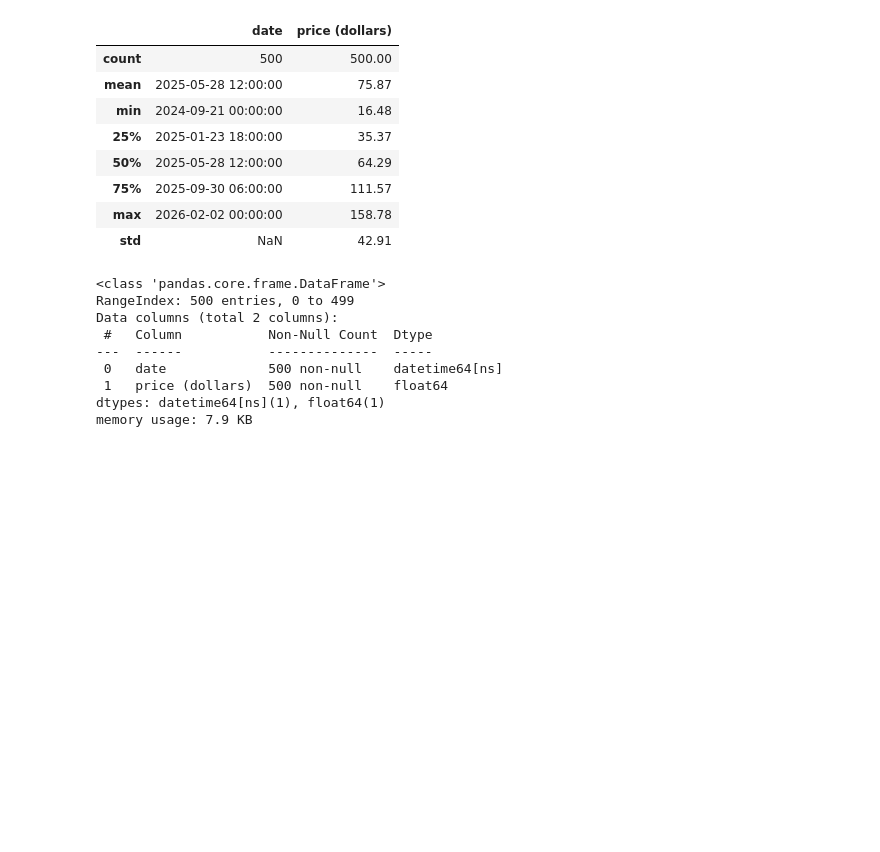
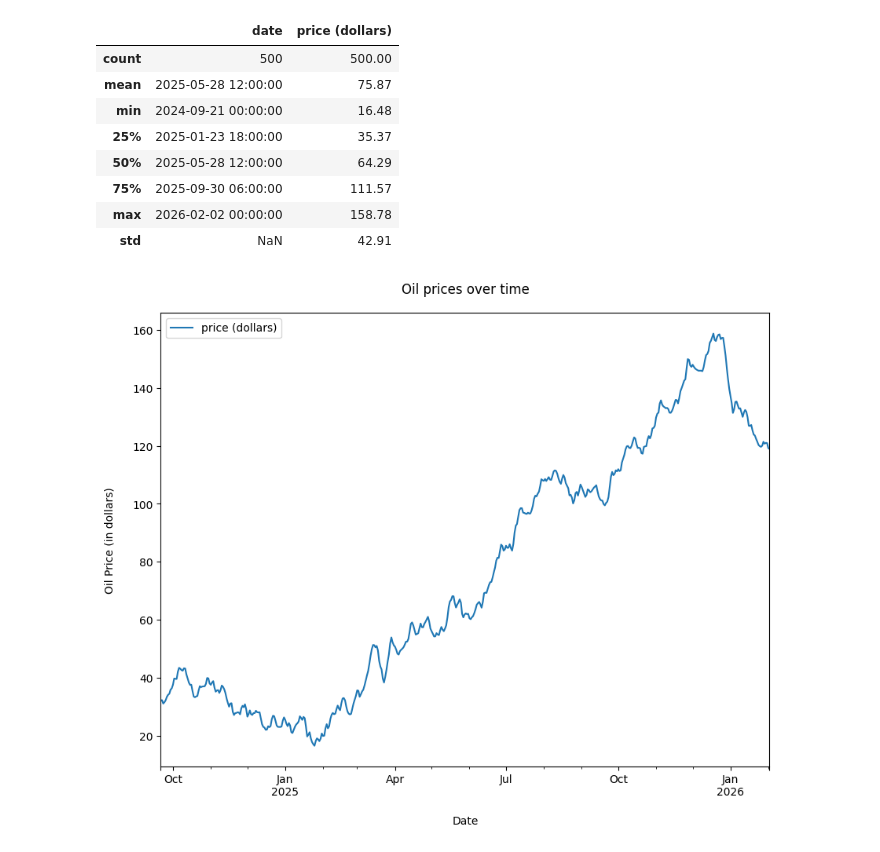
Before and after one commit to faadeola/oil_prices_ts_analysis, a Jupyter notebook: oil_prices_ts_analysis.ipynb, the cells around one changed output. Saved outputs shown, nothing was run; the diff lists cells and outputs as text; code cells hidden in the pictures; blank space fills up the shorter version.

```diff
--- a/oil_prices_ts_analysis.ipynb
+++ b/oil_prices_ts_analysis.ipynb
@@ -48,18 +63,16 @@ oil.describe().round(2)
 | 75% | 2025-09-30 06:00:00 | 111.57 |
 | max | 2026-02-02 00:00:00 | 158.78 |
 | std | NaN | 42.91 |
-# %%
-oil.info()
-# %% [output]
-<class 'pandas.core.frame.DataFrame'>
-RangeIndex: 500 entries, 0 to 499
-Data columns (total 2 columns):
- #   Column           Non-Null Count  Dtype
----  ------           --------------  -----
- 0   date             500 non-null    datetime64[ns]
- 1   price (dollars)  500 non-null    float64
-dtypes: datetime64[ns](1), float64(1)
-memory usage: 7.9 KB
 # %%
 # set date as the index column
 oil = oil.set_index('date')
+# %%
+# Plot chart of oil prices overtime
+oil.plot()
+plt.title('Oil prices over time', pad=18)
+plt.legend(loc='best')
+plt.ylabel('Oil Price (in dollars)', labelpad=16)
+plt.xlabel('Date', labelpad=16)
+plt.show()
+# %% [output]
+[figure, added]
```
Also changed, not shown: parts of 7 cells of this notebook.
